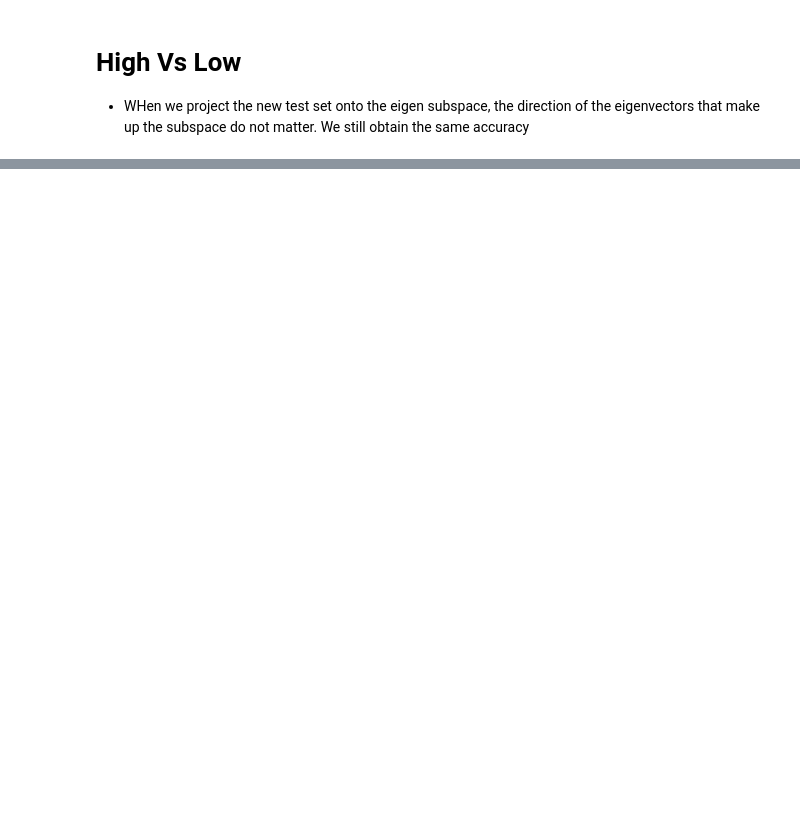
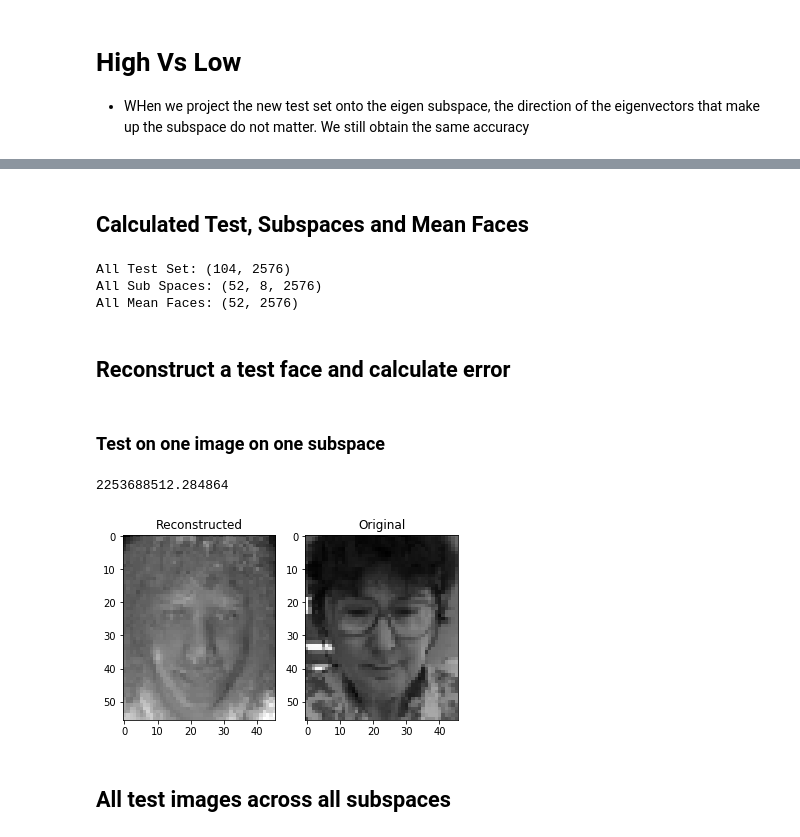
Before and after one commit to zl6114/pattern-recognition-18, a Jupyter notebook: Q1 Final.ipynb, the cells around one changed output, grey strips where cells are left out. Drawn from its saved outputs; the diff is of its cells as text; code cells hidden in the pictures; blank space fills up the shorter version.

```diff
--- a/Q1 Final.ipynb
+++ b/Q1 Final.ipynb
@@ -276,0 +323,57 @@ Accuracy: 55.769230769230774 %
+# %% [markdown]
+## Calculated Test, Subspaces and Mean Faces
+# %%
+all_test_set         = np.asarray( all_test_set )
+all_higher_subspaces = np.asarray( all_higher_subspaces )
+all_mean_faces       = np.asarray( all_mean_faces )
+
+print( 'All Test Set: {}'.format( all_test_set.shape ) )
+print( 'All Sub Spaces: {}'.format( all_higher_subspaces.shape ) )
+print( 'All Mean Faces: {}'.format( all_mean_faces.shape ) )
+# %% [output]
+All Test Set: (104, 2576)
+All Sub Spaces: (52, 8, 2576)
+All Mean Faces: (52, 2576)
+# %% [markdown]
+## Reconstruct a test face and calculate error
+# %%
+from scipy.spatial.distance import euclidean
+
+def reconstruction_error( test_face, class_mean_face, class_subspace ):
+    face = test_face - class_mean_face
+    projected = np.dot( class_subspace, face )
+
+    reconstruction = np.add( class_mean_face.T, np.dot( projected.T, class_subspace ) )
+
+    error = euclidean( test_face, reconstruction )
+
+    return error, reconstruction
+# %% [markdown]
+### Test on one image on one subspace
+# %%
+test_face = all_test_set[ 1 ].reshape( 2576, 1 )
+test_mean_face = all_mean_faces[ 3 ].reshape( 2576, 1 )
+test_subspace = all_higher_subspaces[ 3 ]
+
+error, reconstruction = reconstruction_error( test_face, test_mean_face, test_subspace )
+
+print( error )
+
+test_img = np.reshape( reconstruction,(46,56))
+
+my_fig = plt.figure()
+
+ax1 = my_fig.add_subplot( 1, 2, 1)
+ax1.set_title( 'Reconstructed' )
+plt.imshow( test_img.T, cmap = 'gist_gray')
+
+ax2 = my_fig.add_subplot( 1, 2, 2)
+ax2.set_title( 'Original' )
+plt.imshow( test_face.reshape( 46, 56 ).T, cmap = 'gist_gray' )
+
+plt.show()
+# %% [output]
+2253688512.284864
+[figure, added]
+# %% [markdown]
+## All test images across all subspaces
```
Also changed, not shown: parts of 11 cells of this notebook.
